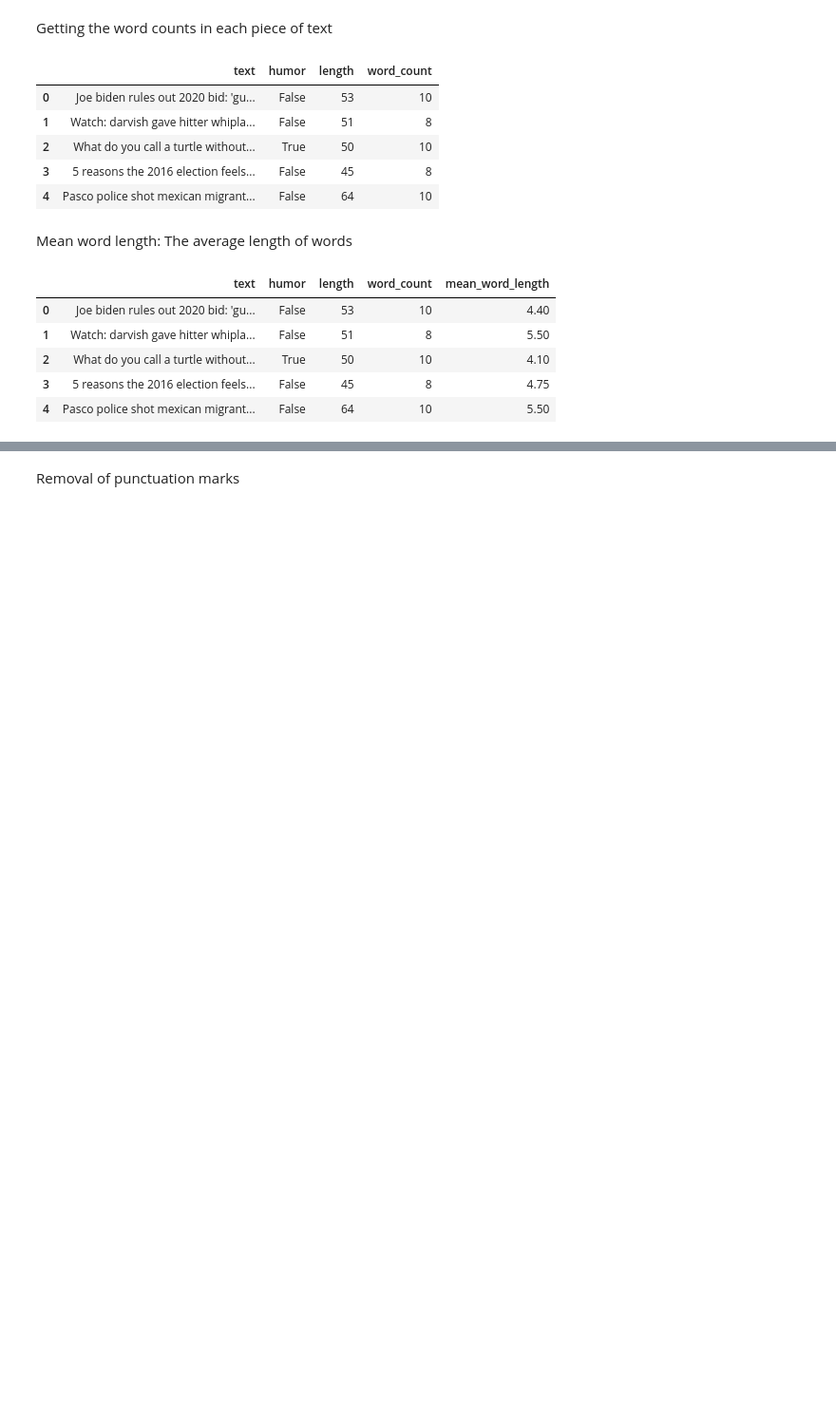
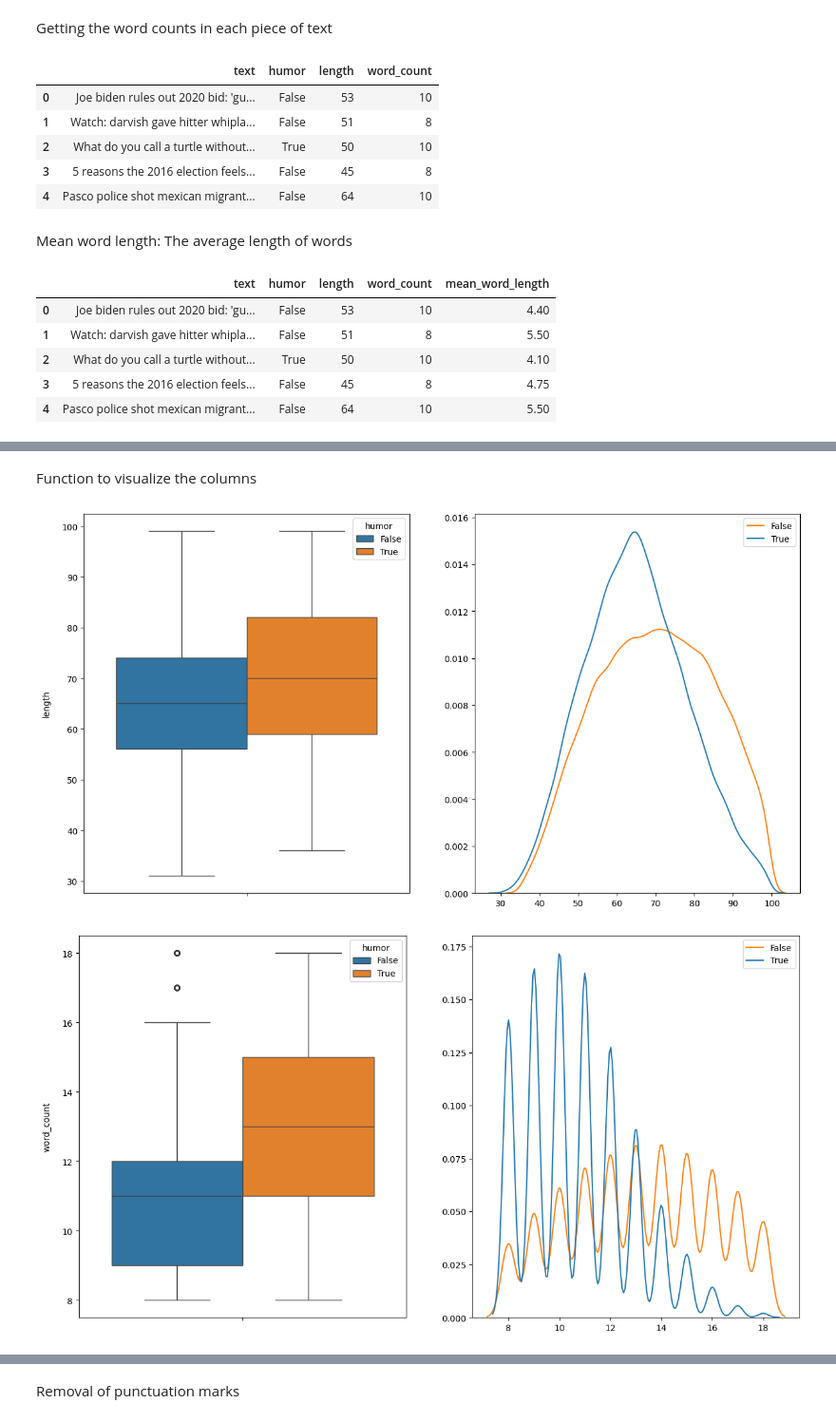
Before and after one commit to yjiahao/Humor-Detection, a Jupyter notebook: EDA.ipynb, the cells around one changed output, grey strips where cells are left out. Shown: that part at 95% size. Saved outputs shown, nothing was run; the diff lists cells and outputs as text; code cells hidden in the pictures; blank space fills up the shorter version.

Commit message:
added more visualizations of sentence length

```diff
--- a/EDA.ipynb
+++ b/EDA.ipynb
@@ -160,0 +162,3 @@ continue from: https://www.kaggle.com/code/harshsingh2209/complete-guide-to-eda-
+# %%
+df['mean_sent_length'] = df['text'].map(lambda t: np.mean([len(sent) for sent in tokenize.sent_tokenize(t)]))
+df.head(10)
@@ -160,0 +177,25 @@ continue from: https://www.kaggle.com/code/harshsingh2209/complete-guide-to-eda-
+# %% [markdown]
+Function to visualize the columns
+# %%
+def visualize(col):
+
+    print()
+    plt.figure(figsize=(15, 8))
+    plt.subplot(1,2,1)
+    sns.boxplot(data=df, y=col, hue='humor')
+    plt.ylabel(col, labelpad=12.5)
+
+    plt.subplot(1,2,2)
+    sns.kdeplot(data=df, x=col, hue='humor')
+    plt.legend(df['humor'].unique())
+    plt.xlabel('')
+    plt.ylabel('')
+
+    plt.show()
+# %%
+features = df.columns.tolist()[2:]
+for feature in features:
+    visualize(feature)
+# %% [output]
+[figure, added]
+[figure, added]
```
Also changed, not shown: parts of 7 cells of this notebook.
